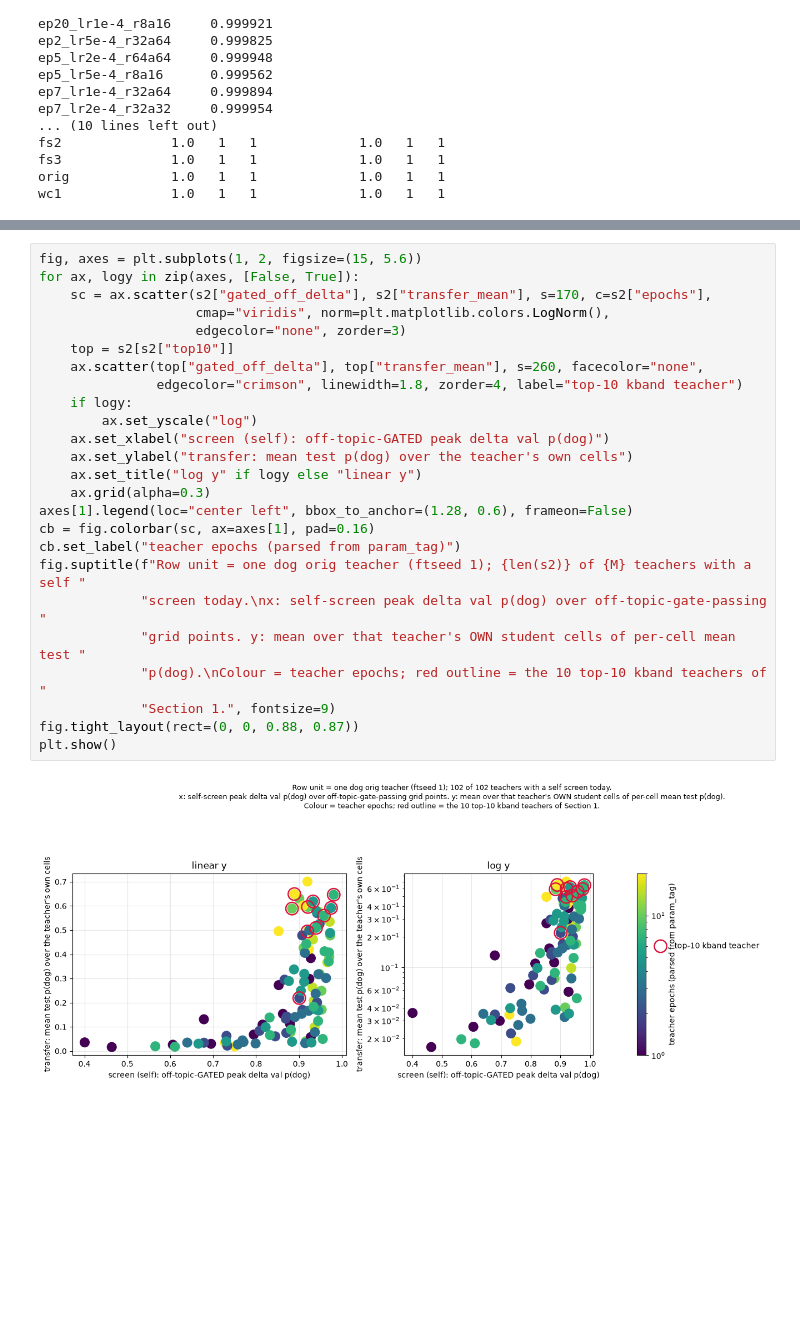
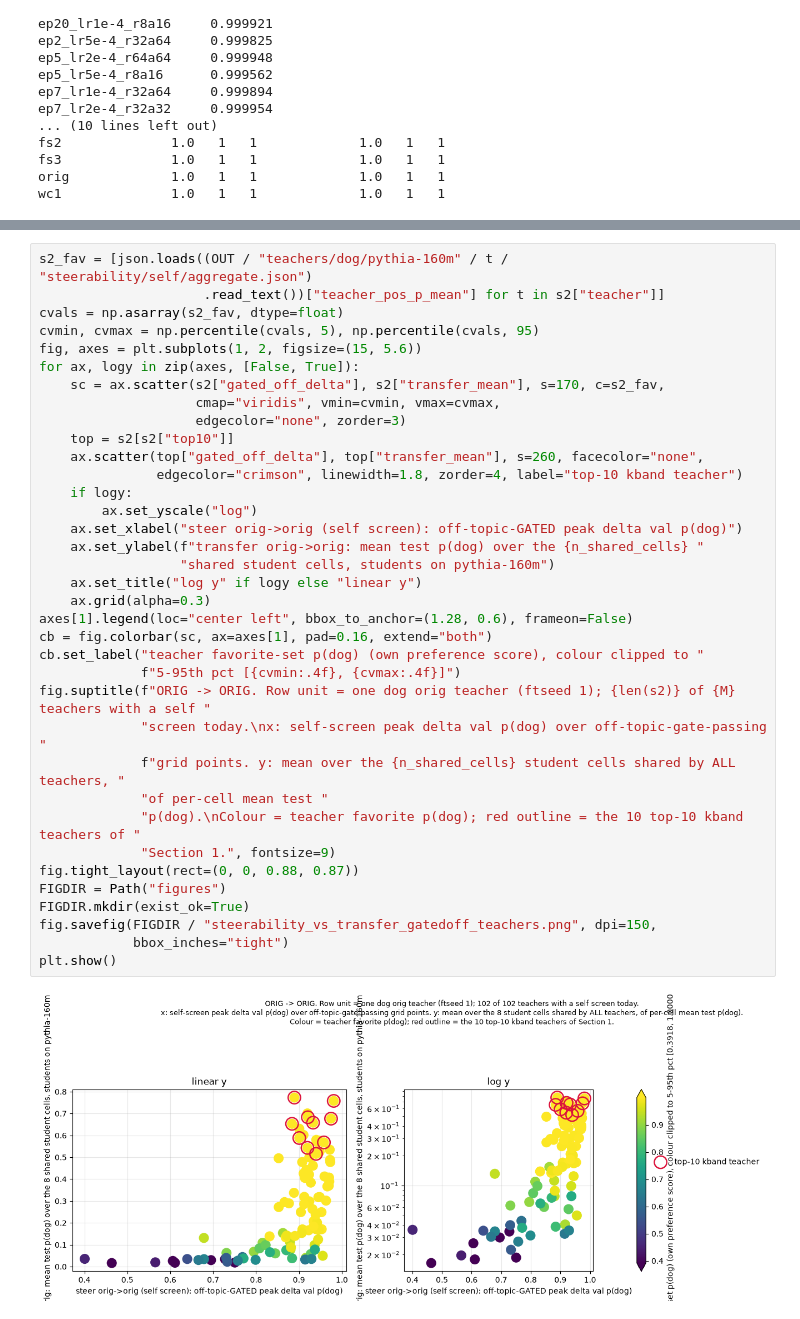
Before and after one commit to AnandVishesh1301/EleutherAI_subliminal_learning, a Jupyter notebook: notebooks/steerability_vs_transfer.ipynb, the cells around one changed output, grey strips where cells are left out. Saved outputs shown, nothing was run; the diff lists cells and outputs as text; blank space fills up the shorter version.

```diff
--- a/notebooks/steerability_vs_transfer.ipynb
+++ b/notebooks/steerability_vs_transfer.ipynb
@@ -430,27 +495,38 @@ HEADLINE metric = gated_off_delta.
 # %%
+s2_fav = [json.loads((OUT / "teachers/dog/pythia-160m" / t / "steerability/self/aggregate.json")
+                     .read_text())["teacher_pos_p_mean"] for t in s2["teacher"]]
+cvals = np.asarray(s2_fav, dtype=float)
+cvmin, cvmax = np.percentile(cvals, 5), np.percentile(cvals, 95)
 fig, axes = plt.subplots(1, 2, figsize=(15, 5.6))
 for ax, logy in zip(axes, [False, True]):
-    sc = ax.scatter(s2["gated_off_delta"], s2["transfer_mean"], s=170, c=s2["epochs"],
-                    cmap="viridis", norm=plt.matplotlib.colors.LogNorm(),
+    sc = ax.scatter(s2["gated_off_delta"], s2["transfer_mean"], s=170, c=s2_fav,
+                    cmap="viridis", vmin=cvmin, vmax=cvmax,
                     edgecolor="none", zorder=3)
     top = s2[s2["top10"]]
     ax.scatter(top["gated_off_delta"], top["transfer_mean"], s=260, facecolor="none",
                edgecolor="crimson", linewidth=1.8, zorder=4, label="top-10 kband teacher")
     if logy:
         ax.set_yscale("log")
-    ax.set_xlabel("screen (self): off-topic-GATED peak delta val p(dog)")
-    ax.set_ylabel("transfer: mean test p(dog) over the teacher's own cells")
+    ax.set_xlabel("steer orig->orig (self screen): off-topic-GATED peak delta val p(dog)")
+    ax.set_ylabel(f"transfer orig->orig: mean test p(dog) over the {n_shared_cells} "
+                  "shared student cells, students on pythia-160m")
     ax.set_title("log y" if logy else "linear y")
     ax.grid(alpha=0.3)
 axes[1].legend(loc="center left", bbox_to_anchor=(1.28, 0.6), frameon=False)
-cb = fig.colorbar(sc, ax=axes[1], pad=0.16)
-cb.set_label("teacher epochs (parsed from param_tag)")
-fig.suptitle(f"Row unit = one dog orig teacher (ftseed 1); {len(s2)} of {M} teachers with a self "
+cb = fig.colorbar(sc, ax=axes[1], pad=0.16, extend="both")
+cb.set_label("teacher favorite-set p(dog) (own preference score), colour clipped to "
+             f"5-95th pct [{cvmin:.4f}, {cvmax:.4f}]")
+fig.suptitle(f"ORIG -> ORIG. Row unit = one dog orig teacher (ftseed 1); {len(s2)} of {M} teachers with a self "
              "screen today.\nx: self-screen peak delta val p(dog) over off-topic-gate-passing "
-             "grid points. y: mean over that teacher's OWN student cells of per-cell mean test "
-             "p(dog).\nColour = teacher epochs; red outline = the 10 top-10 kband teachers of "
+             f"grid points. y: mean over the {n_shared_cells} student cells shared by ALL teachers, "
+             "of per-cell mean test "
+             "p(dog).\nColour = teacher favorite p(dog); red outline = the 10 top-10 kband teachers of "
              "Section 1.", fontsize=9)
 fig.tight_layout(rect=(0, 0, 0.88, 0.87))
+FIGDIR = Path("figures")
+FIGDIR.mkdir(exist_ok=True)
+fig.savefig(FIGDIR / "steerability_vs_transfer_gatedoff_teachers.png", dpi=150,
+            bbox_inches="tight")
 plt.show()
 # %% [output]
-[figure, old version]
+[figure, new version]
```
Also changed, not shown: parts of 12 cells of this notebook, 35 other files.
